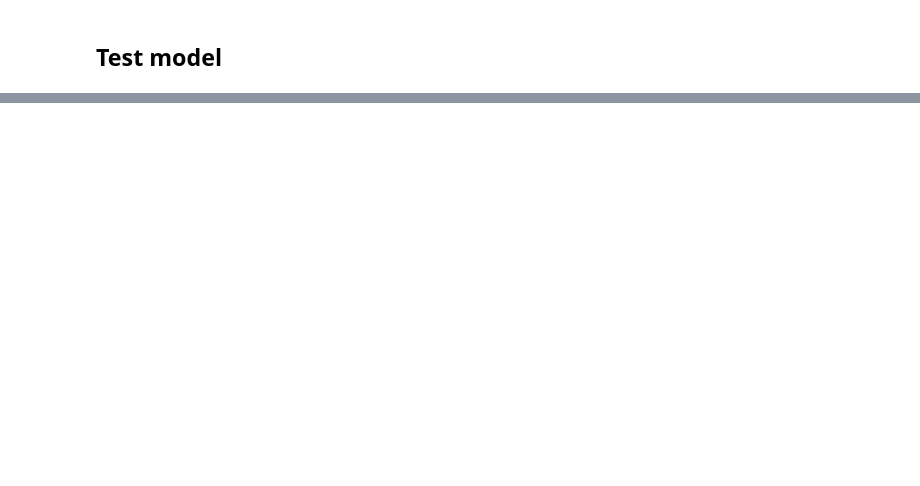
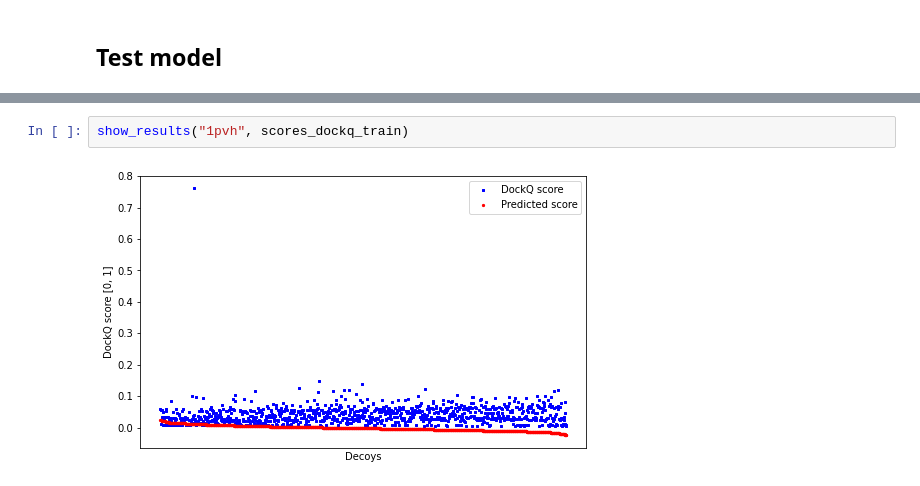
Before and after one commit to withai/Demo-Ranking-protein-protein-interfaces-using-GNN, a Jupyter notebook: Ranking protein-protein interfaces using Graph Convolution.ipynb, the cells around one changed output, grey strips where cells are left out. Drawn from its saved outputs; the diff is of its cells as text; blank space fills up the shorter version.

```diff
--- a/Ranking protein-protein interfaces using Graph Convolution.ipynb
+++ b/Ranking protein-protein interfaces using Graph Convolution.ipynb
@@ -550,0 +543,4 @@ show_results("1e6e", scores_dockq)
+# %%
+show_results("1pvh", scores_dockq_train)
+# %% [output]
+[figure, added]
```
Also changed, not shown: parts of 24 cells of this notebook, 2 other files.
